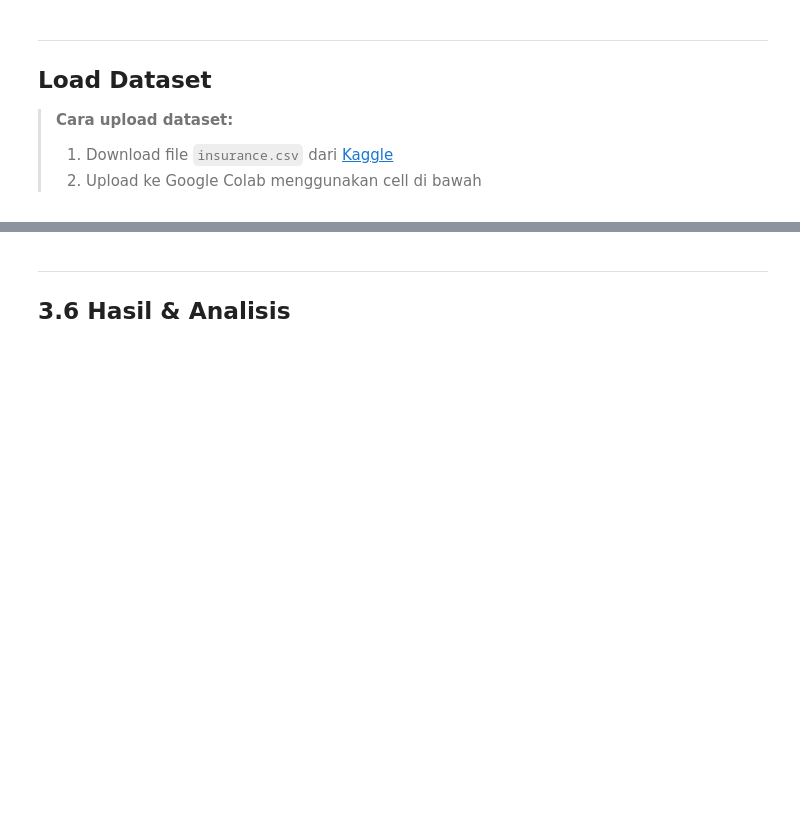
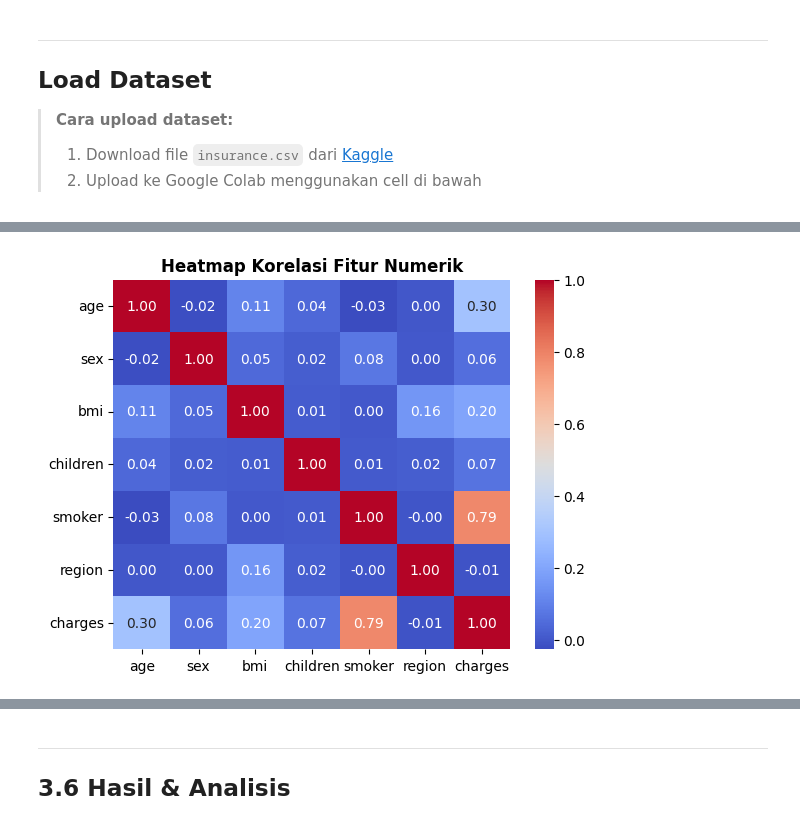
Before and after one commit to flynnight/Tubes-Siscer, a Jupyter notebook: ML_Medical_Insurance_Regresi.ipynb, the cells around one changed output, grey strips where cells are left out. Cells and saved outputs as stored; diff of their text form; code cells hidden in the pictures; blank space fills up the shorter version.

```diff
--- a/ML_Medical_Insurance_Regresi.ipynb
+++ b/ML_Medical_Insurance_Regresi.ipynb
@@ -21,29 +19,3 @@
 # %% [markdown]
 ---
 ## 📦 Instalasi & Import Library
-# %%
-import numpy as np
-import pandas as pd
-import matplotlib.pyplot as plt
-import matplotlib.ticker as mticker
-import seaborn as sns
-import warnings
-warnings.filterwarnings('ignore')
-
-# --- Algoritma Regresi ---
-from sklearn.tree import DecisionTreeRegressor, export_text, plot_tree
-from sklearn.neighbors import KNeighborsRegressor
-# Naive Bayes tidak punya varian regresi resmi di sklearn;
-# kita implementasikan Gaussian Naive Bayes Regressor secara manual
-# berdasarkan estimasi E[y | X] dari distribusi posterior.
-
-from sklearn.preprocessing import LabelEncoder, StandardScaler
-from sklearn.model_selection import KFold, GridSearchCV, cross_val_predict, cross_validate
-from sklearn.metrics import mean_absolute_error, mean_squared_error, r2_score
-from sklearn.pipeline import Pipeline
-from sklearn.base import BaseEstimator, RegressorMixin
-
-sns.set_theme(style='whitegrid', palette='muted')
-plt.rcParams['figure.dpi'] = 120
-
-print('✅ Semua library berhasil diimport!')
@@ -628,0 +128,7 @@ Metrik (cross-val predict):
+# %%
+# Encode data object
+le = LabelEncoder()
+
+df['sex'] = le.fit_transform(df['sex'])
+df['smoker'] = le.fit_transform(df['smoker'])
+df['region'] = le.fit_transform(df['region'])
@@ -628,0 +153,14 @@ Metrik (cross-val predict):
+# %%
+# Heatmap Korelasi
+corr = df.corr()
+sns.heatmap(
+    corr,
+    annot=True,      #menampilkan angka
+    fmt='.2f',       #format desimal
+    cmap='coolwarm', #warna
+)
+
+plt.title('Heatmap Korelasi Fitur Numerik', fontweight='bold')
+plt.show()
+# %% [output]
+[figure, added]
```
Also changed, not shown: parts of 51 cells of this notebook.
